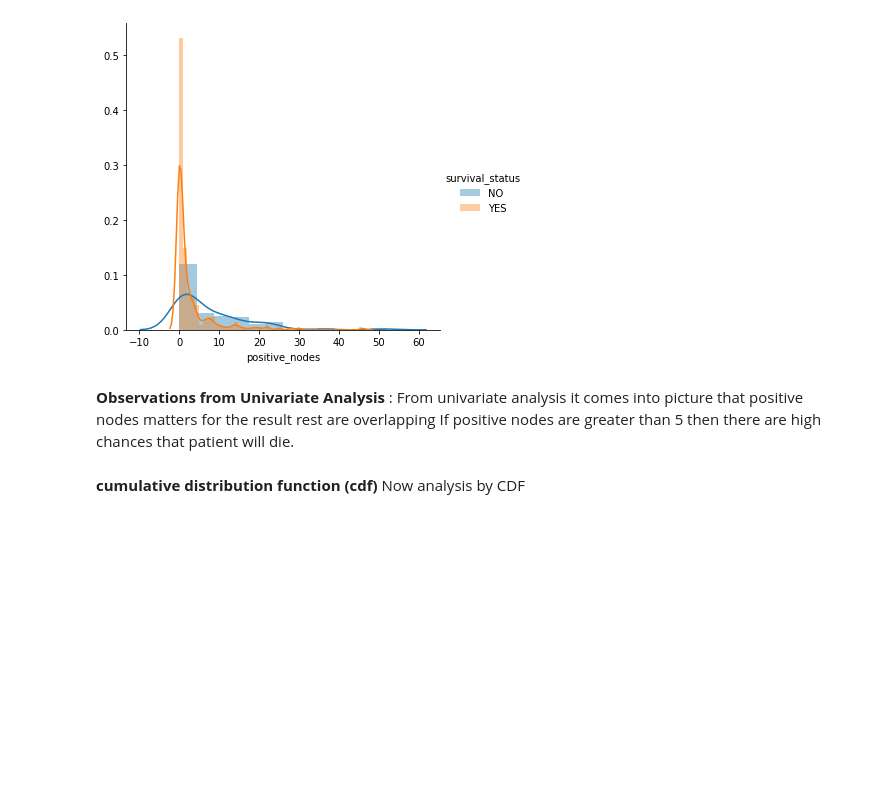
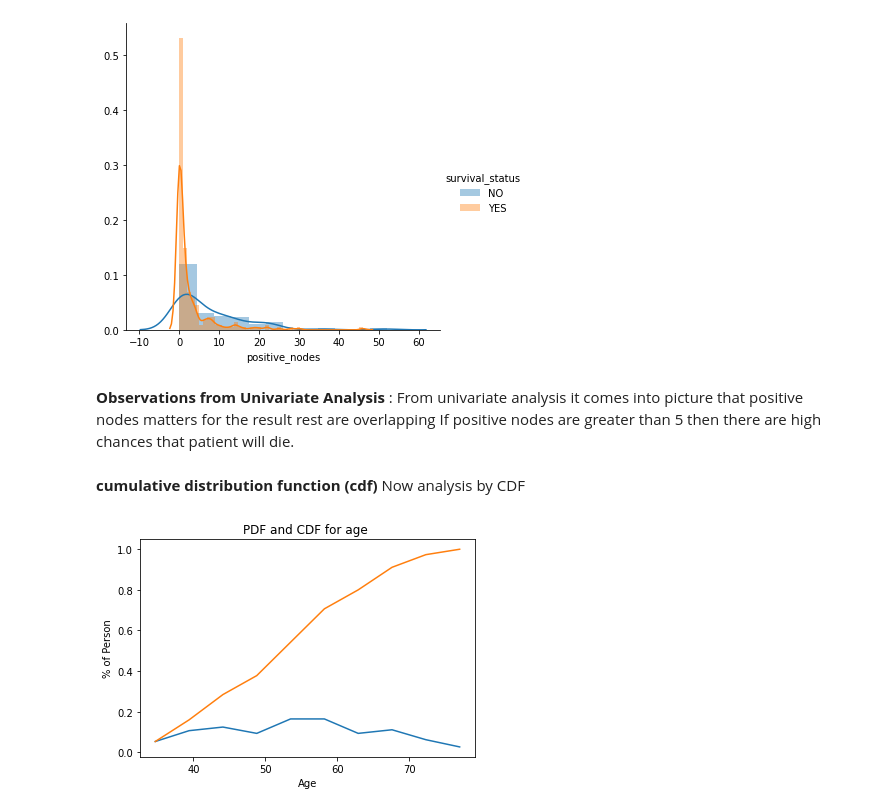
Before and after one commit to ankit15697/haberman-dataset-analysis, a Jupyter notebook: haberman.ipynb, the cells around one changed output. Drawn from its saved outputs; the diff is of its cells as text; code cells hidden in the pictures; blank space fills up the shorter version.

```diff
--- a/haberman.ipynb
+++ b/haberman.ipynb
@@ -9,7 +11,7 @@ import seaborn as sns
 # %%
 #loading data set
 # taking pandas data
-df = pd.read_csv("/content/drive/My Drive/data-sets/haberman.csv", header = None, names = ["age", "treatment_year", "positive_nodes", "survival_status"])
+df = pd.read_csv("/content/drive/My Drive/data-sets/haberman.csv", names = ["age", "treatment_year", "positive_nodes", "survival_status"])
 
 #printing Data information
 print (df.info)
@@ -94,3 +96,19 @@ If positive nodes are greater than 5 then there are high chances that patient wi
 # %% [markdown]
 **cumulative distribution function (cdf)**
 Now analysis by CDF
+# %%
+# Data analysis for Age
+counts, bin_edges = np.histogram(df.loc[df["survival_status"] == "YES"]["age"], bins = 10, density = True)
+pdf = counts/ sum(counts)
+cdf = np.cumsum(pdf)
+plt.title("PDF and CDF for age ")
+plt.ylabel("% of Person")
+plt.xlabel("Age")
+
+# Plot for the Persons who will live
+plt.plot(bin_edges[1:], pdf)
+plt.plot(bin_edges[1:], cdf)
+
+plt.show()
+# %% [output]
+[figure, added]
```
Also changed, not shown: parts of 14 cells of this notebook.
